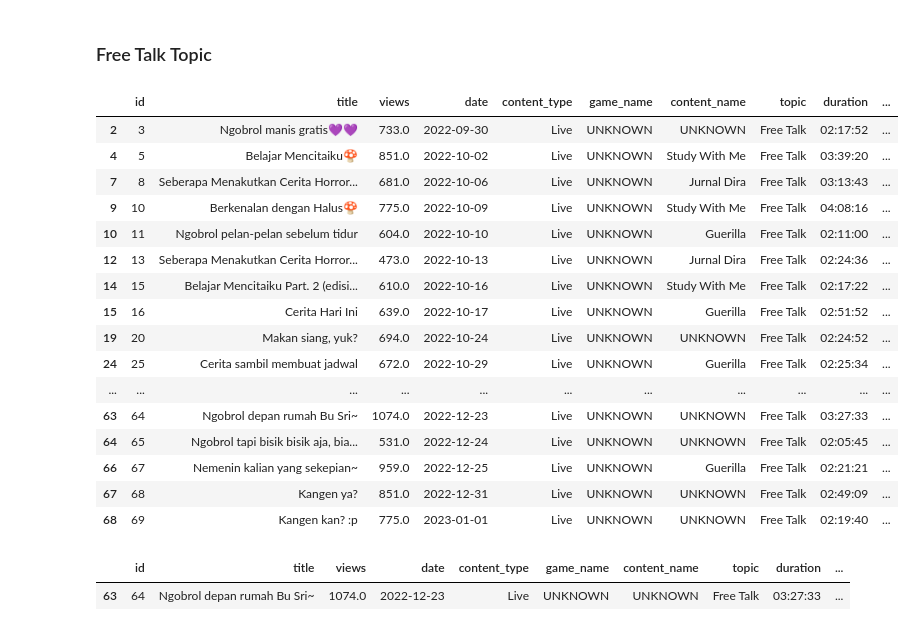
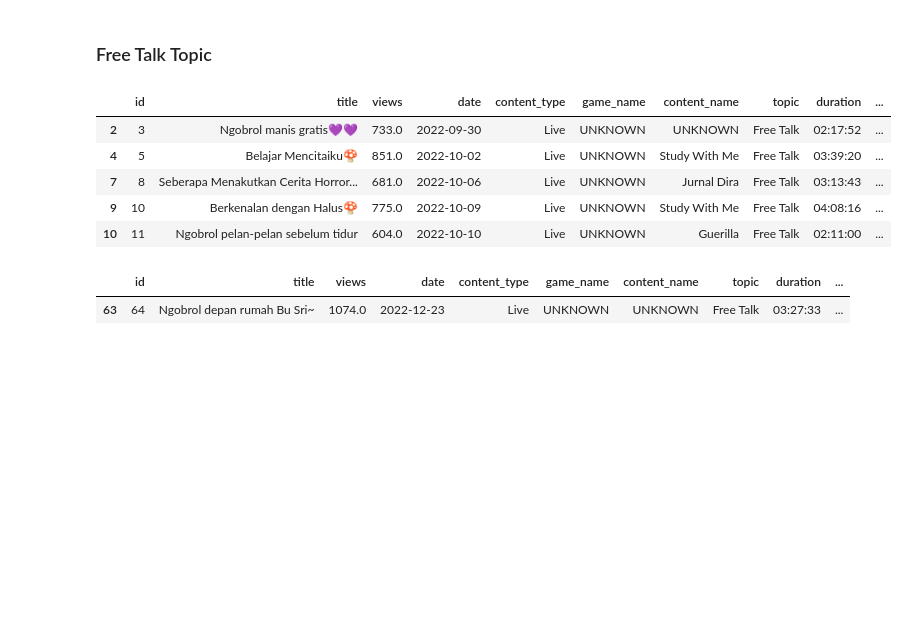
Before and after one commit to shandytp/livium-gen1-report, a Jupyter notebook: indira-analysis.ipynb, the cells around one changed output. Saved outputs shown, nothing was run; the diff lists cells and outputs as text; code cells hidden in the pictures; blank space fills up the shorter version.

```diff
--- a/indira-analysis.ipynb
+++ b/indira-analysis.ipynb
@@ -567,25 +547,14 @@ plt.show()
 # %%
 free_talk = data[data["topic"] == "Free Talk"]
 # %%
-free_talk
+free_talk.head()
 # %% [output]
 |  | id | title | views | date | content_type | game_name | content_name | topic | duration | ... |
 | 2 | 3 | Ngobrol manis gratis💜💜 | 733.0 | 2022-09-30 | Live | UNKNOWN | UNKNOWN | Free Talk | 02:17:52 | ... |
 | 4 | 5 | Belajar Mencitaiku🍄 | 851.0 | 2022-10-02 | Live | UNKNOWN | Study With Me | Free Talk | 03:39:20 | ... |
 | 7 | 8 | Seberapa Menakutkan Cerita Horror... | 681.0 | 2022-10-06 | Live | UNKNOWN | Jurnal Dira | Free Talk | 03:13:43 | ... |
 | 9 | 10 | Berkenalan dengan Halus🍄 | 775.0 | 2022-10-09 | Live | UNKNOWN | Study With Me | Free Talk | 04:08:16 | ... |
 | 10 | 11 | Ngobrol pelan-pelan sebelum tidur | 604.0 | 2022-10-10 | Live | UNKNOWN | Guerilla | Free Talk | 02:11:00 | ... |
-| 12 | 13 | Seberapa Menakutkan Cerita Horror... | 473.0 | 2022-10-13 | Live | UNKNOWN | Jurnal Dira | Free Talk | 02:24:36 | ... |
-| 14 | 15 | Belajar Mencitaiku Part. 2 (edisi... | 610.0 | 2022-10-16 | Live | UNKNOWN | Study With Me | Free Talk | 02:17:22 | ... |
-| 15 | 16 | Cerita Hari Ini | 639.0 | 2022-10-17 | Live | UNKNOWN | Guerilla | Free Talk | 02:51:52 | ... |
-| 19 | 20 | Makan siang, yuk? | 694.0 | 2022-10-24 | Live | UNKNOWN | UNKNOWN | Free Talk | 02:24:52 | ... |
-| 24 | 25 | Cerita sambil membuat jadwal | 672.0 | 2022-10-29 | Live | UNKNOWN | Guerilla | Free Talk | 02:25:34 | ... |
-| ... | ... | ... | ... | ... | ... | ... | ... | ... | ... | ... |
-| 63 | 64 | Ngobrol depan rumah Bu Sri~ | 1074.0 | 2022-12-23 | Live | UNKNOWN | UNKNOWN | Free Talk | 03:27:33 | ... |
-| 64 | 65 | Ngobrol tapi bisik bisik aja, bia... | 531.0 | 2022-12-24 | Live | UNKNOWN | UNKNOWN | Free Talk | 02:05:45 | ... |
-| 66 | 67 | Nemenin kalian yang sekepian~ | 959.0 | 2022-12-25 | Live | UNKNOWN | Guerilla | Free Talk | 02:21:21 | ... |
-| 67 | 68 | Kangen ya? | 851.0 | 2022-12-31 | Live | UNKNOWN | UNKNOWN | Free Talk | 02:49:09 | ... |
-| 68 | 69 | Kangen kan? :p | 775.0 | 2023-01-01 | Live | UNKNOWN | UNKNOWN | Free Talk | 02:19:40 | ... |
 # %%
 free_talk[free_talk["views"] == max(free_talk["views"])]
 # %% [output]
```
Also changed, not shown: parts of 13 cells of this notebook.
